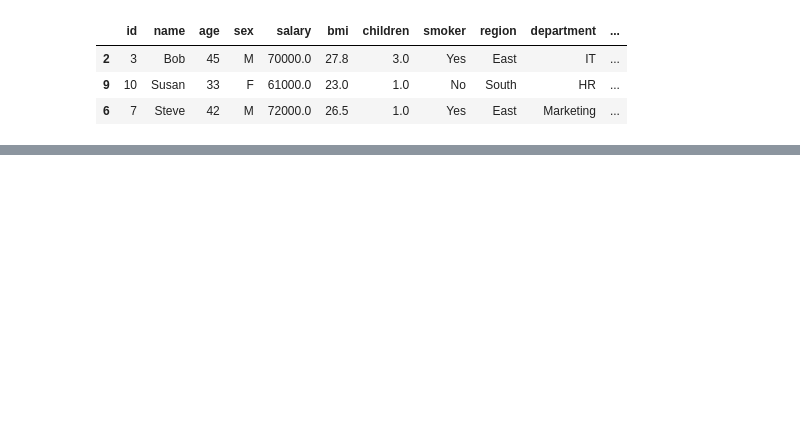
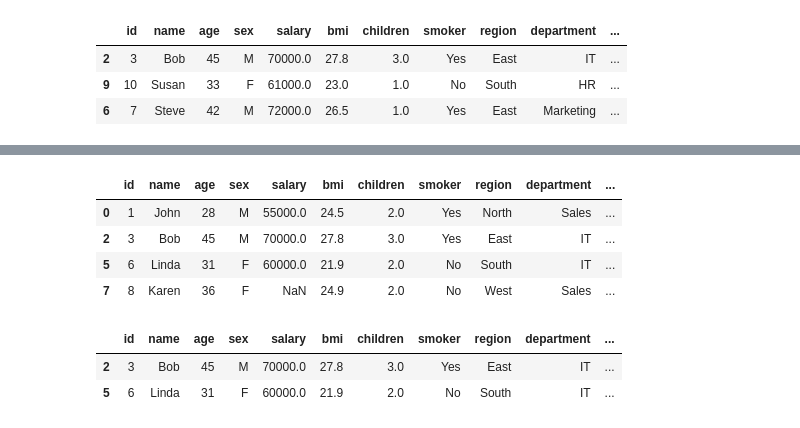
Before and after one commit to Md-Maruf-1727/LearningPractices, a Jupyter notebook: Pandas/Pandas5.ipynb, the cells around one changed output, grey strips where cells are left out. Saved outputs shown, nothing was run; the diff lists cells and outputs as text; code cells hidden in the pictures; blank space fills up the shorter version.

```diff
--- a/Pandas/Pandas5.ipynb
+++ b/Pandas/Pandas5.ipynb
@@ -449,0 +472,3 @@ main_data1.sample(3, axis=1)
+# %%
+main_data1 = main_data1.rename(columns={'join_date':'join date', 'is_manager':'is manager'})
+print(main_data1)
@@ -449,0 +493,14 @@ main_data1.sample(3, axis=1)
+# %%
+main_data1.query('department in ["Sales","IT"]')
+# %% [output]
+|  | id | name | age | sex | salary | bmi | children | smoker | region | department | ... |
+| 0 | 1 | John | 28 | M | 55000.0 | 24.5 | 2.0 | Yes | North | Sales | ... |
+| 2 | 3 | Bob | 45 | M | 70000.0 | 27.8 | 3.0 | Yes | East | IT | ... |
+| 5 | 6 | Linda | 31 | F | 60000.0 | 21.9 | 2.0 | No | South | IT | ... |
+| 7 | 8 | Karen | 36 | F | NaN | 24.9 | 2.0 | No | West | Sales | ... |
+# %%
+main_data1.query('name in ["Linda","Bob"]')
+# %% [output]
+|  | id | name | age | sex | salary | bmi | children | smoker | region | department | ... |
+| 2 | 3 | Bob | 45 | M | 70000.0 | 27.8 | 3.0 | Yes | East | IT | ... |
+| 5 | 6 | Linda | 31 | F | 60000.0 | 21.9 | 2.0 | No | South | IT | ... |
```
Also changed, not shown: parts of 7 cells of this notebook.
